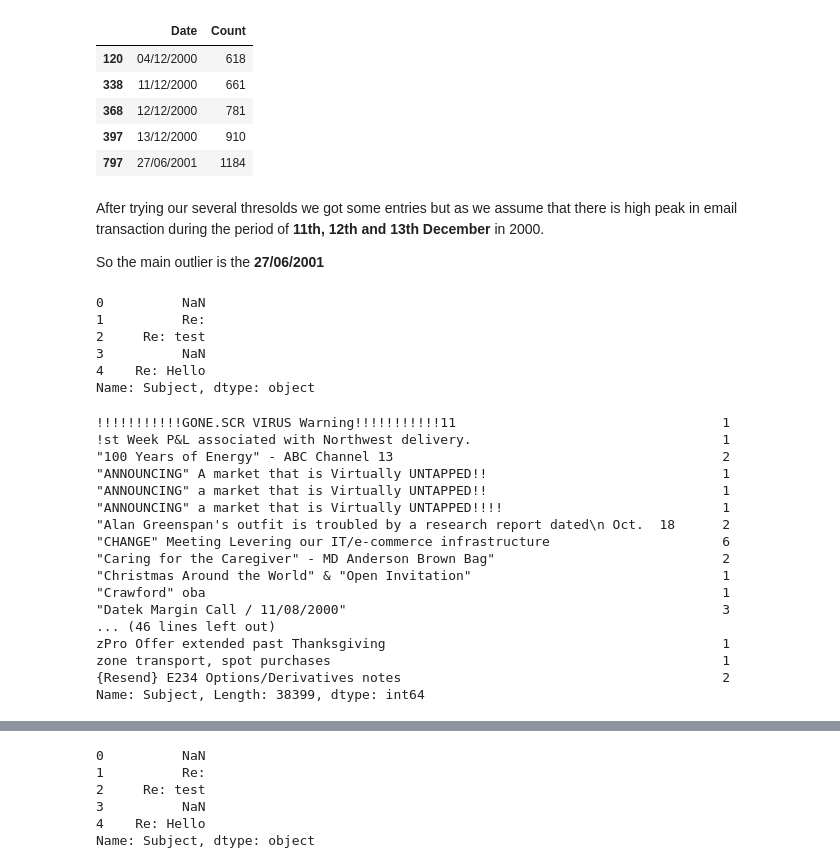
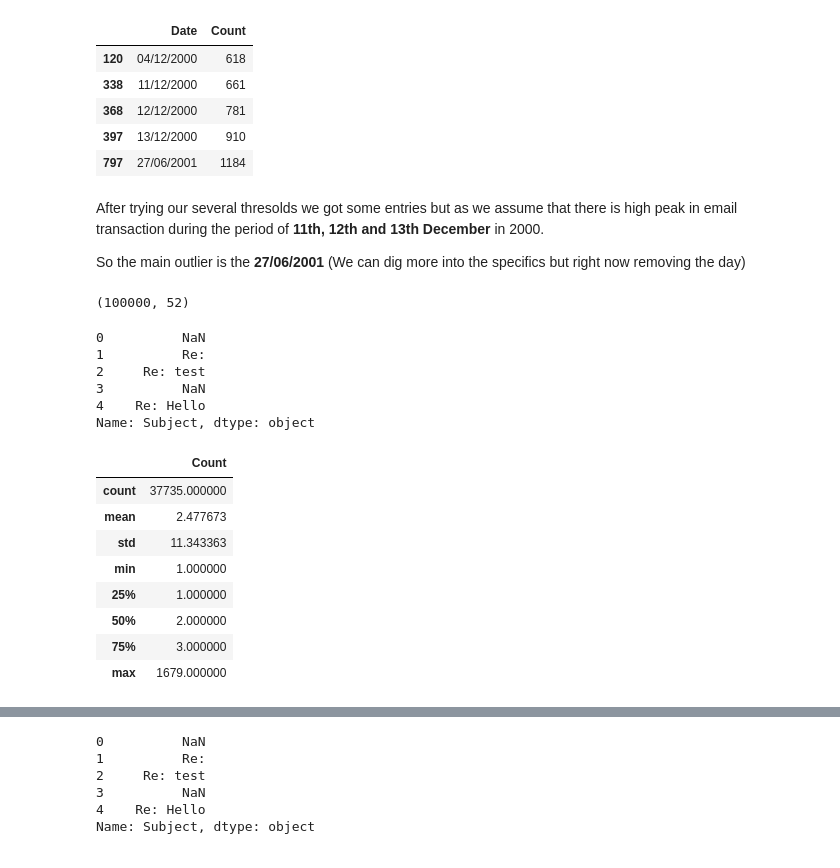
Before and after one commit to Connecting-the-Dots-with-ML/Email-Semantic-Analysis, a Jupyter notebook: Exploratory Data Analysis_mayur.ipynb, the cells around one changed output, grey strips where cells are left out. Cells and saved outputs as stored; diff of their text form; code cells hidden in the pictures.

```diff
--- a/Exploratory Data Analysis_mayur.ipynb
+++ b/Exploratory Data Analysis_mayur.ipynb
@@ -141,4 +127,8 @@ dfDate[dfDate['Count'] > 600]
 # %% [markdown]
 After trying our several thresolds we got some entries but as we assume that there is high peak in email transaction during the period of <b>11th, 12th and 13th December</b> in 2000.
 
-So the main outlier is the <b>27/06/2001</b>
+So the main outlier is the <b>27/06/2001</b> (We can dig more into the specifics but right now removing the day)
+# %%
+df.shape
+# %% [output]
+(100000, 52)
@@ -152,22 +144,17 @@ df['Subject'].head()
 4    Re: Hello
 Name: Subject, dtype: object
 # %%
-dfSubject = df['Subject'].value_counts().sort_index()
+dfSubject = df['Subject'].value_counts().sort_index().reset_index()
+dfSubject.columns = ['Subject','Count']
-# %% [output]
-!!!!!!!!!!!GONE.SCR VIRUS Warning!!!!!!!!!!!11                                  1
-!st Week P&L associated with Northwest delivery.                                1
-"100 Years of Energy" - ABC Channel 13                                          2
-"ANNOUNCING" A market that is Virtually UNTAPPED!!                              1
-"ANNOUNCING" a market that is Virtually UNTAPPED!!                              1
-"ANNOUNCING" a market that is Virtually UNTAPPED!!!!                            1
-"Alan Greenspan's outfit is troubled by a research report dated\n Oct.  18      2
-"CHANGE" Meeting Levering our IT/e-commerce infrastructure                      6
-"Caring for the Caregiver" - MD Anderson Brown Bag"                             2
-"Christmas Around the World" & "Open Invitation"                                1
-"Crawford" oba                                                                  1
-"Datek Margin Call / 11/08/2000"                                                3
-... (46 lines left out)
-zPro Offer extended past Thanksgiving                                           1
-zone transport, spot purchases                                                  1
-{Resend} E234 Options/Derivatives notes                                         2
-Name: Subject, Length: 38399, dtype: int64
+# %%
+dfSubject.describe()
+# %% [output]
+|  | Count |
+| count | 37735.000000 |
+| mean | 2.477673 |
+| std | 11.343363 |
+| min | 1.000000 |
+| 25% | 1.000000 |
+| 50% | 2.000000 |
+| 75% | 3.000000 |
+| max | 1679.000000 |
```
Also changed, not shown: parts of 8 cells of this notebook, 1 other file.
